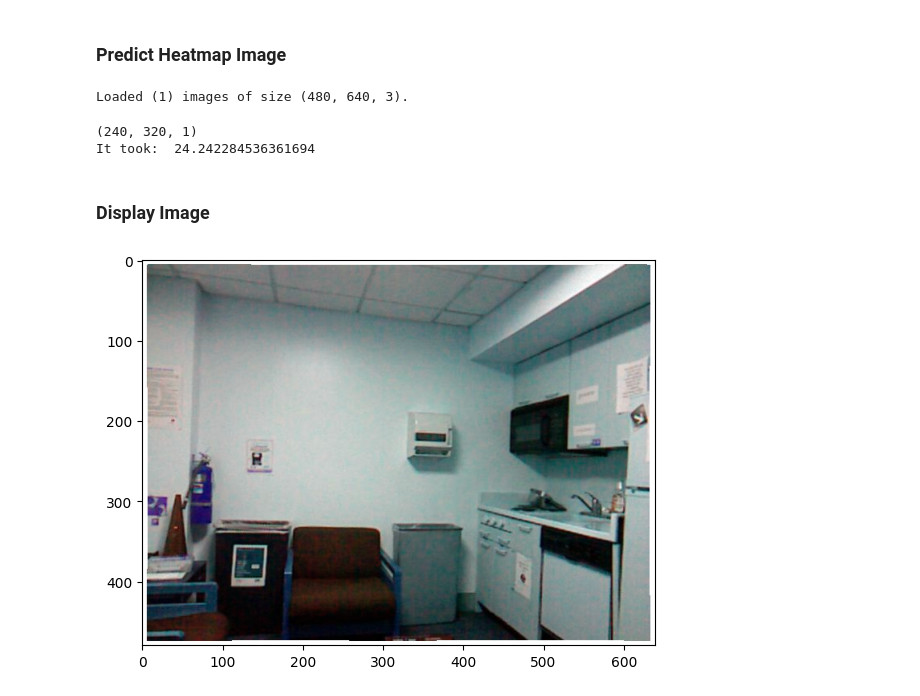
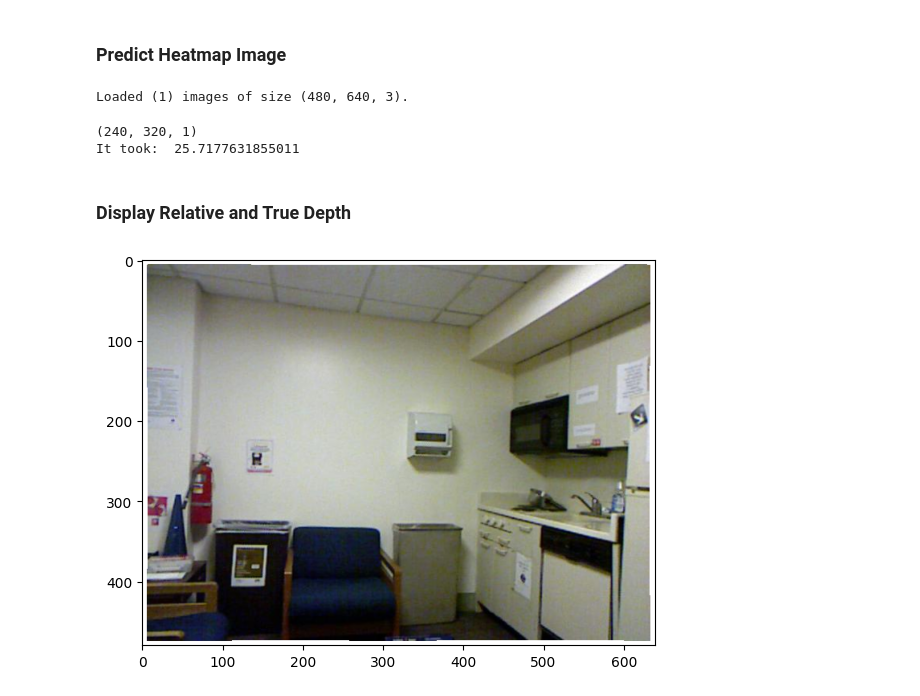
Before and after one commit to henrykaus/monocular-depth-estimation, a Jupyter notebook: notebook.ipynb, the cells around one changed output. Saved outputs shown, nothing was run; the diff lists cells and outputs as text; code cells hidden in the pictures.

```diff
--- a/notebook.ipynb
+++ b/notebook.ipynb
@@ -58,9 +53,6 @@ def load_images_with_resize(image_files):
         loaded_images.append(x)
     return np.stack(loaded_images, axis=0)
 
-def DepthNorm(x, maxDepth):
-    return maxDepth / x
-
 # Input images
 inputs = load_images_with_resize( glob.glob(args.traininput) )
 print('\nLoaded ({0}) images of size {1}.'.format(inputs.shape[0], inputs.shape[1:]))
@@ -73,6 +65,6 @@ print('It took: ', end - start)
 # %% [output]
 Loaded (1) images of size (480, 640, 3).
 (240, 320, 1)
-It took:  24.242284536361694
+It took:  25.7177631855011
-# %% [markdown]
-### Display Image
+# %% [markdown]
+### Display Relative and True Depth
@@ -79,7 +89,19 @@ It took:  24.242284536361694
+# %%
+def get_ground_truth(index: int):
+    f = h5py.File('nyu_depth_v2_labeled.mat', 'r')
+    nyu_depth_image = f['depths'][index]
+
+    return condense_image(nyu_depth_image.T)
+
+def get_rgb(index: int):
+    f = h5py.File('nyu_depth_v2_labeled.mat', 'r')
+    nyu_image = f['images'][index]
+
+    return nyu_image.T
 # %%
 # Normal Image
-rgb_image = cv2.imread('my_examples/img-office.jpg')
+rgb_image = get_rgb(0)
 plt.figure(figsize=(10,5))
 out = plt.imshow(rgb_image)
 # %% [output]
-[figure, old version]
+[figure, new version]
```
Also changed, not shown: parts of 10 cells of this notebook, 3 other files.
